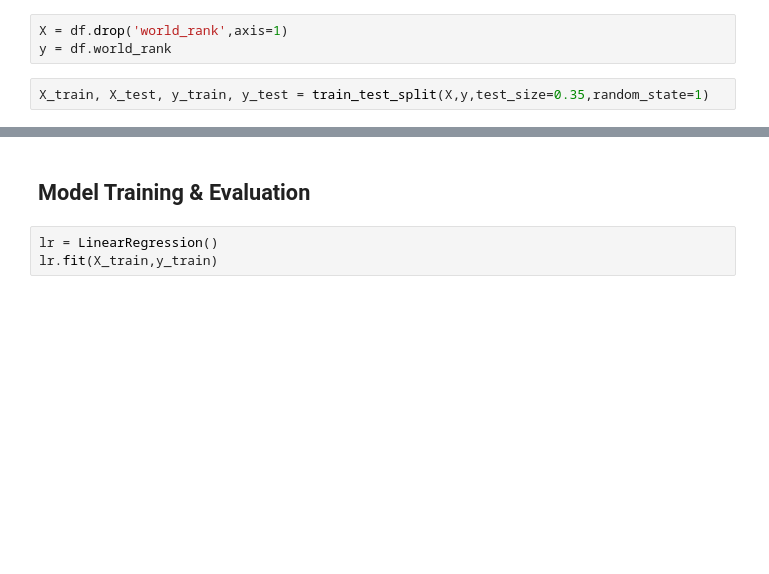
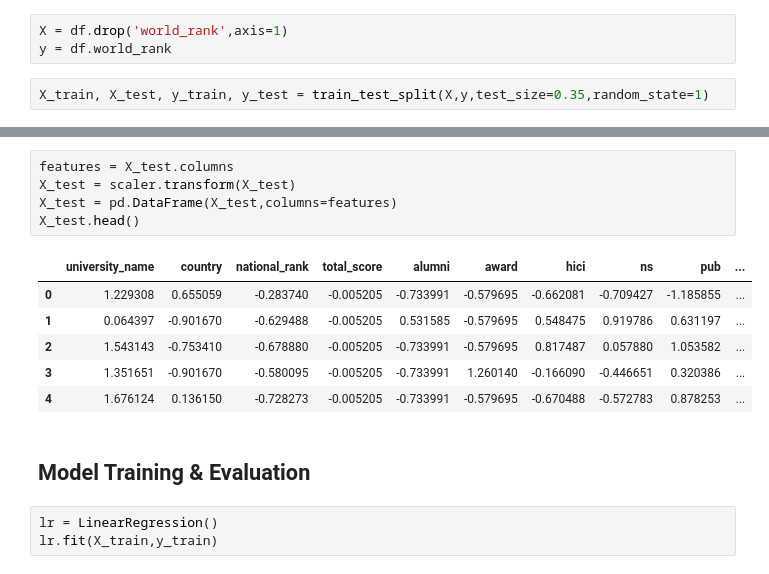
Before and after one commit to SayamAlt/World-University-Rating-Prediction, a Jupyter notebook: World University Ranking Prediction.ipynb, the cells around one changed output, grey strips where cells are left out. Drawn from its saved outputs; the diff is of its cells as text; blank space fills up the shorter version.

```diff
--- a/World University Ranking Prediction.ipynb
+++ b/World University Ranking Prediction.ipynb
@@ -594,3 +602,15 @@ X_train, X_test, y_train, y_test = train_test_split(X,y,test_size=0.35,random_st
+# %%
+features = X_test.columns
+X_test = scaler.transform(X_test)
+X_test = pd.DataFrame(X_test,columns=features)
+X_test.head()
+# %% [output]
+|  | university_name | country | national_rank | total_score | alumni | award | hici | ns | pub | ... |
+| 0 | 1.229308 | 0.655059 | -0.283740 | -0.005205 | -0.733991 | -0.579695 | -0.662081 | -0.709427 | -1.185855 | ... |
+| 1 | 0.064397 | -0.901670 | -0.629488 | -0.005205 | 0.531585 | -0.579695 | 0.548475 | 0.919786 | 0.631197 | ... |
+| 2 | 1.543143 | -0.753410 | -0.678880 | -0.005205 | -0.733991 | -0.579695 | 0.817487 | 0.057880 | 1.053582 | ... |
+| 3 | 1.351651 | -0.901670 | -0.580095 | -0.005205 | -0.733991 | 1.260140 | -0.166090 | -0.446651 | 0.320386 | ... |
+| 4 | 1.676124 | 0.136150 | -0.728273 | -0.005205 | -0.733991 | -0.579695 | -0.670488 | -0.572783 | 0.878253 | ... |
 # %% [markdown]
 ## Model Training & Evaluation
 # %%
```
Also changed, not shown: parts of 21 cells of this notebook, 4 other files.
